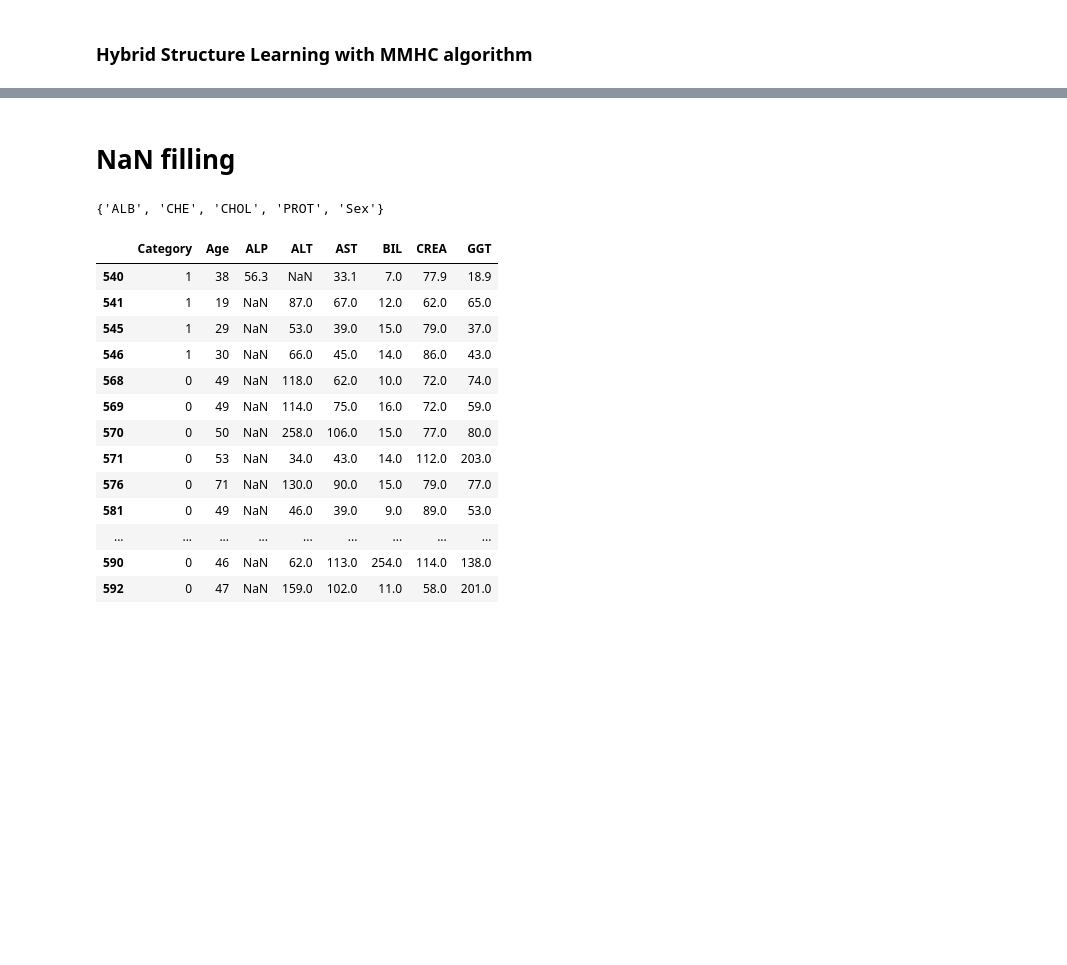
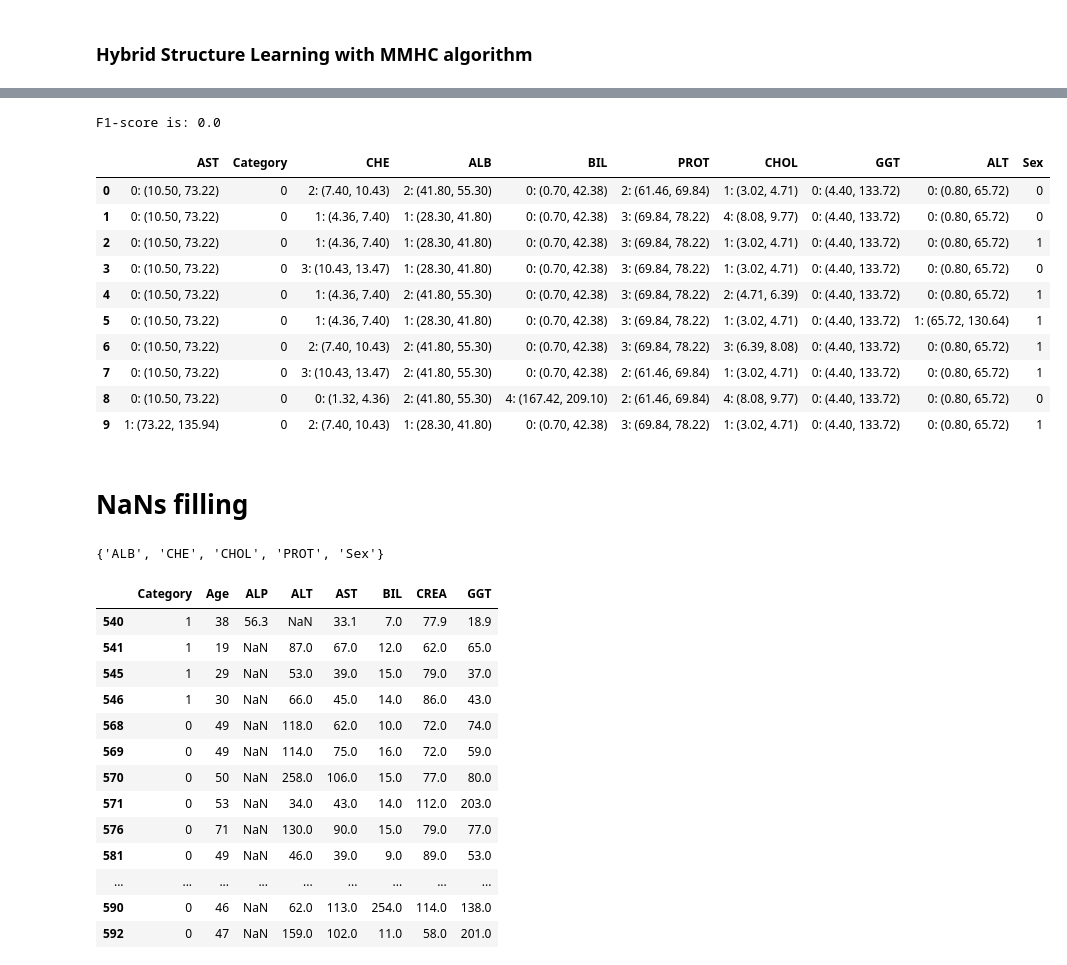
Before and after one commit to monikachudyba/MachineLearningProjects, a Jupyter notebook: HPVBayesNetwork.ipynb, the cells around one changed output, grey strips where cells are left out. Saved outputs shown, nothing was run; the diff lists cells and outputs as text; code cells hidden in the pictures; blank space fills up the shorter version.

```diff
--- a/HPVBayesNetwork.ipynb
+++ b/HPVBayesNetwork.ipynb
@@ -611,15 +620,15 @@ model.simulate()
 # %%
-# model = BayesianNetwork(best_model)
-# print('\nLearning CPD using Bayesian estimator')
-# model.fit(df_discr)
+model = BayesianNetwork(best_model)
+print('\nLearning CPD using Bayesian estimator')
+model.fit(df_discr)
 
-# print('\n Inferencing with Bayesian Network:')
-# model_infer = VariableElimination(model)
+print('\n Inferencing with Bayesian Network:')
+model_infer = VariableElimination(model)
 
-# print('\n 1. Probability of Hepatitis given evidence = Age')
-# q1 = model_infer.query(variables=['Category'], evidence=lookup({'Age': 65}, bounds))
-# print(q1)
+print('\n 1. Probability of Hepatitis given evidence = AST')
+q1 = model_infer.query(variables=['Category'], evidence=lookup({'AST': 15}, bounds))
+print(q1)
 
-# print('\n 2. Probability of Hepatitis given evidence = CREA')
-# q2 = model_infer.query(variables=['Category'], evidence=lookup({'CREA': 100}, bounds))
-# print(q2)
+print('\n 2. Probability of Hepatitis given evidence = GTT')
+q2 = model_infer.query(variables=['Category'], evidence=lookup({'GTT': 100}, bounds))
+print(q2)
@@ -638,2 +686,4 @@ model.simulate()
 # %%
-#print("F1-score is:", f1_score(testY, pred))
+print("F1-score is:", f1_score(testY, pred))
+# %% [output]
+F1-score is: 0.0
@@ -642,5 +690,19 @@ model.simulate()
+# %%
+model.simulate()
+# %% [output]
+|  | AST | Category | CHE | ALB | BIL | PROT | CHOL | GGT | ALT | Sex |
+| 0 | 0: (10.50, 73.22) | 0 | 2: (7.40, 10.43) | 2: (41.80, 55.30) | 0: (0.70, 42.38) | 2: (61.46, 69.84) | 1: (3.02, 4.71) | 0: (4.40, 133.72) | 0: (0.80, 65.72) | 0 |
+| 1 | 0: (10.50, 73.22) | 0 | 1: (4.36, 7.40) | 1: (28.30, 41.80) | 0: (0.70, 42.38) | 3: (69.84, 78.22) | 4: (8.08, 9.77) | 0: (4.40, 133.72) | 0: (0.80, 65.72) | 0 |
+| 2 | 0: (10.50, 73.22) | 0 | 1: (4.36, 7.40) | 1: (28.30, 41.80) | 0: (0.70, 42.38) | 3: (69.84, 78.22) | 1: (3.02, 4.71) | 0: (4.40, 133.72) | 0: (0.80, 65.72) | 1 |
+| 3 | 0: (10.50, 73.22) | 0 | 3: (10.43, 13.47) | 1: (28.30, 41.80) | 0: (0.70, 42.38) | 3: (69.84, 78.22) | 1: (3.02, 4.71) | 0: (4.40, 133.72) | 0: (0.80, 65.72) | 0 |
+| 4 | 0: (10.50, 73.22) | 0 | 1: (4.36, 7.40) | 2: (41.80, 55.30) | 0: (0.70, 42.38) | 3: (69.84, 78.22) | 2: (4.71, 6.39) | 0: (4.40, 133.72) | 0: (0.80, 65.72) | 1 |
+| 5 | 0: (10.50, 73.22) | 0 | 1: (4.36, 7.40) | 1: (28.30, 41.80) | 0: (0.70, 42.38) | 3: (69.84, 78.22) | 1: (3.02, 4.71) | 0: (4.40, 133.72) | 1: (65.72, 130.64) | 1 |
+| 6 | 0: (10.50, 73.22) | 0 | 2: (7.40, 10.43) | 2: (41.80, 55.30) | 0: (0.70, 42.38) | 3: (69.84, 78.22) | 3: (6.39, 8.08) | 0: (4.40, 133.72) | 0: (0.80, 65.72) | 1 |
+| 7 | 0: (10.50, 73.22) | 0 | 3: (10.43, 13.47) | 2: (41.80, 55.30) | 0: (0.70, 42.38) | 2: (61.46, 69.84) | 1: (3.02, 4.71) | 0: (4.40, 133.72) | 0: (0.80, 65.72) | 1 |
+| 8 | 0: (10.50, 73.22) | 0 | 0: (1.32, 4.36) | 2: (41.80, 55.30) | 4: (167.42, 209.10) | 2: (61.46, 69.84) | 4: (8.08, 9.77) | 0: (4.40, 133.72) | 0: (0.80, 65.72) | 0 |
+| 9 | 1: (73.22, 135.94) | 0 | 2: (7.40, 10.43) | 1: (28.30, 41.80) | 0: (0.70, 42.38) | 3: (69.84, 78.22) | 1: (3.02, 4.71) | 0: (4.40, 133.72) | 0: (0.80, 65.72) | 1 |
 # %% [markdown]
-# NaN filling
+# NaNs filling
 # %%
 best_model = [('Category', 'CREA'), ('Category', 'BIL'), ('Category', 'Age'), ('Category', 'ALT'), ('Category', 'GGT'), ('ALT', 'ALP'), ('AST', 'GGT'), ('AST', 'ALT'), ('BIL', 'AST'), ('CREA', 'AST'), ('GGT', 'ALP')]
 # %%
```
Also changed, not shown: parts of 27 cells of this notebook.
